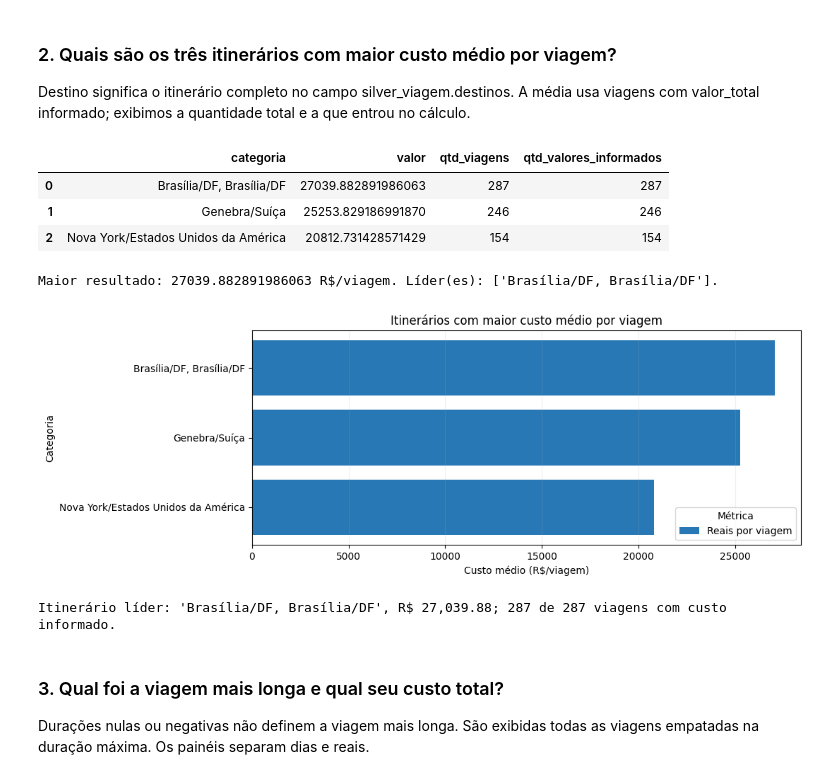
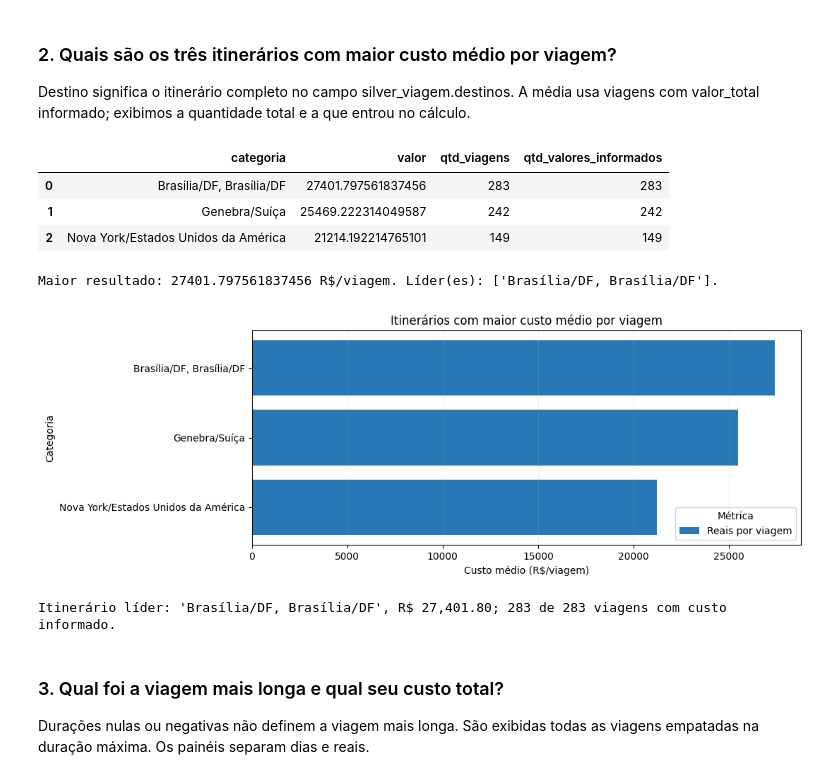
Before and after one commit to cudo80/projeto_avaliativo_modulo1_turma05, a Jupyter notebook: postgresql/3_analise.ipynb, the cells around one changed output. Drawn from its saved outputs; the diff is of its cells as text; code cells hidden in the pictures.

```diff
--- a/postgresql/3_analise.ipynb
+++ b/postgresql/3_analise.ipynb
@@ -163,32 +164,33 @@ Destino significa o itinerário completo no campo silver_viagem.destinos. A méd
 # %%
 """Calcula custo médio por itinerário completo e conta viagens válidas.
 
 A média ignora custos nulos; itinerários ausentes são excluídos."""
 sql_destinos = """
 SELECT btrim(destinos) AS categoria, avg(valor_total) AS valor,
        count(*) AS qtd_viagens, count(valor_total) AS qtd_valores_informados
 FROM silver_viagem
 WHERE nullif(btrim(destinos), '') IS NOT NULL
+  AND situacao = 'Realizada'
 GROUP BY btrim(destinos)
-HAVING COUNT(*) > 100
+HAVING COUNT(*) >= 100
 ORDER BY valor DESC NULLS LAST, categoria
 """
 destinos = consultar(sql_destinos)
 top_destinos = classificar(destinos, 3, "R$/viagem")
 grafico_barras(top_destinos, "Itinerários com maior custo médio por viagem",
                "Custo médio (R$/viagem)", "Reais por viagem")
 if not top_destinos.empty:
     r = top_destinos.iloc[0]
     print(f"Itinerário líder: {r['categoria']!r}, R$ {r['valor']:,.2f}; "
           f"{r['qtd_valores_informados']} de {r['qtd_viagens']} viagens com custo informado.")
 # %% [output]
 |  | categoria | valor | qtd_viagens | qtd_valores_informados |
-| 0 | Brasília/DF, Brasília/DF | 27039.882891986063 | 287 | 287 |
-| 1 | Genebra/Suíça | 25253.829186991870 | 246 | 246 |
-| 2 | Nova York/Estados Unidos da América | 20812.731428571429 | 154 | 154 |
+| 0 | Brasília/DF, Brasília/DF | 27401.797561837456 | 283 | 283 |
+| 1 | Genebra/Suíça | 25469.222314049587 | 242 | 242 |
+| 2 | Nova York/Estados Unidos da América | 21214.192214765101 | 149 | 149 |
-Maior resultado: 27039.882891986063 R$/viagem. Líder(es): ['Brasília/DF, Brasília/DF'].
+Maior resultado: 27401.797561837456 R$/viagem. Líder(es): ['Brasília/DF, Brasília/DF'].
 [figure]
-Itinerário líder: 'Brasília/DF, Brasília/DF', R$ 27,039.88; 287 de 287 viagens com custo informado.
+Itinerário líder: 'Brasília/DF, Brasília/DF', R$ 27,401.80; 283 de 283 viagens com custo informado.
 # %% [markdown]
 ### 3. Qual foi a viagem mais longa e qual seu custo total?
 
```
Also changed, not shown: parts of 9 cells of this notebook, 2 other files.
